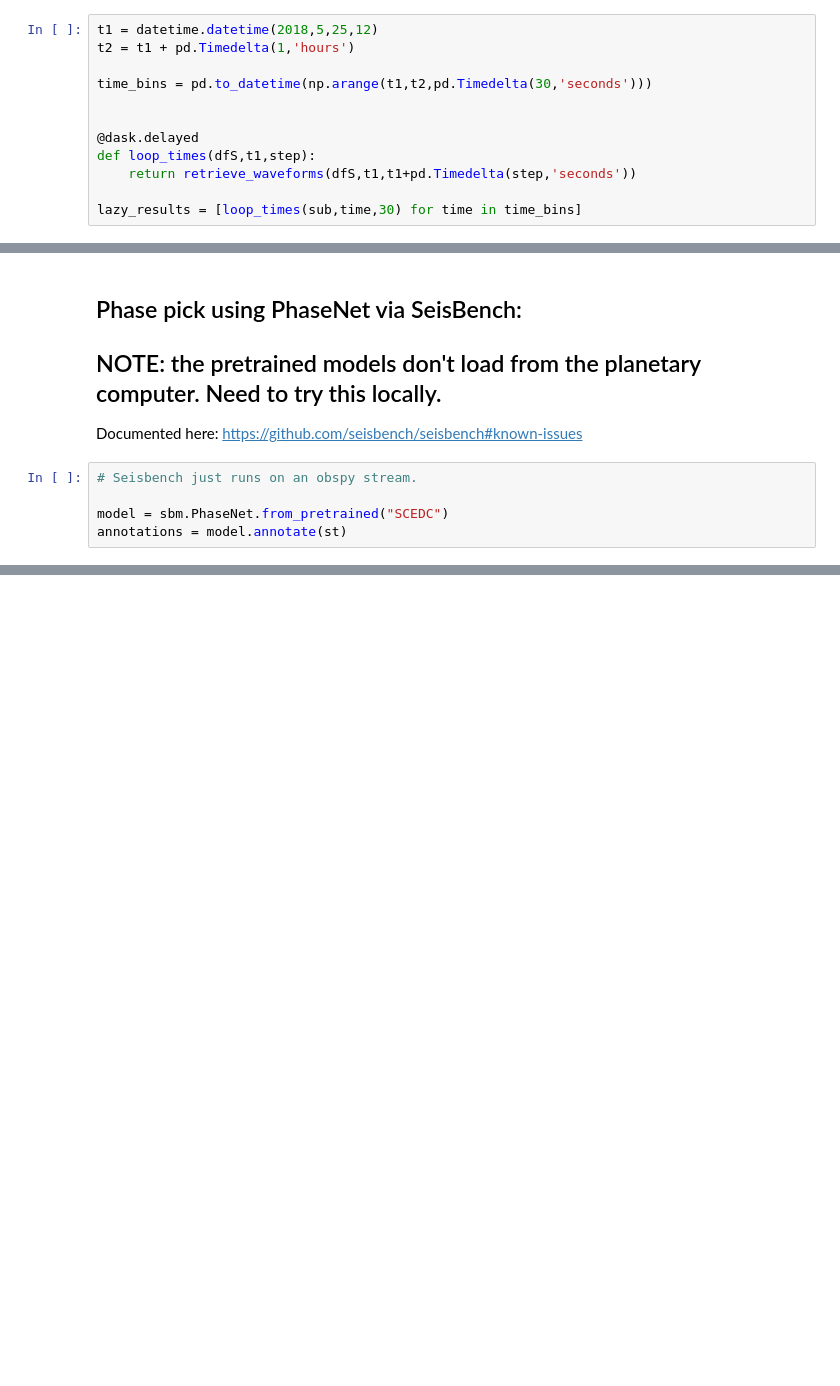
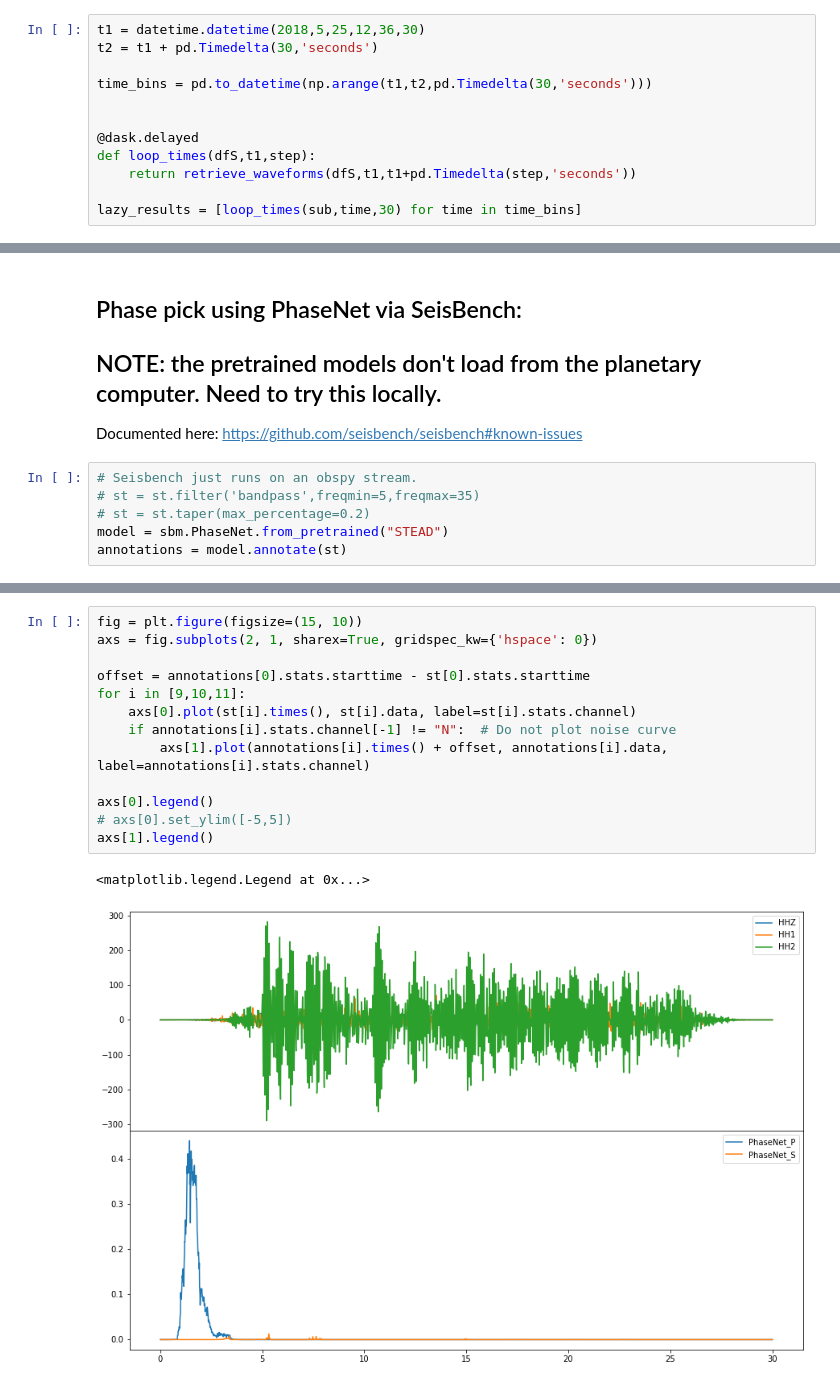
Before and after one commit to zoekrauss/alaska-continuous, a Jupyter notebook: test-workflow.ipynb, the cells around one changed output, grey strips where cells are left out. Cells and saved outputs as stored; diff of their text form; blank space fills up the shorter version.

```diff
--- a/test-workflow.ipynb
+++ b/test-workflow.ipynb
@@ -151,8 +153,8 @@ def retrieve_waveforms(dfS,t1,t2,sampling_rate=100):
 # %% [markdown]
 ## Parallelize a call to loop over 30 s at a time, retrieving waveforms:
 # %%
-t1 = datetime.datetime(2018,5,25,12)
-t2 = t1 + pd.Timedelta(1,'hours')
+t1 = datetime.datetime(2018,5,25,12,36,30)
+t2 = t1 + pd.Timedelta(30,'seconds')
 
 time_bins = pd.to_datetime(np.arange(t1,t2,pd.Timedelta(30,'seconds')))
 
@@ -311,6 +353,7 @@ picks = pick_quakeflow(st,sub,remove_resp=True)
 Documented here: https://github.com/seisbench/seisbench#known-issues
 # %%
 # Seisbench just runs on an obspy stream.
-
-model = sbm.PhaseNet.from_pretrained("SCEDC")
+# st = st.filter('bandpass',freqmin=5,freqmax=35)
+# st = st.taper(max_percentage=0.2)
+model = sbm.PhaseNet.from_pretrained("STEAD")
 annotations = model.annotate(st)
@@ -316,0 +370,16 @@ annotations = model.annotate(st)
+# %%
+fig = plt.figure(figsize=(15, 10))
+axs = fig.subplots(2, 1, sharex=True, gridspec_kw={'hspace': 0})
+
+offset = annotations[0].stats.starttime - st[0].stats.starttime
+for i in [9,10,11]:
+    axs[0].plot(st[i].times(), st[i].data, label=st[i].stats.channel)
+    if annotations[i].stats.channel[-1] != "N":  # Do not plot noise curve
+        axs[1].plot(annotations[i].times() + offset, annotations[i].data, label=annotations[i].stats.channel)
+
+axs[0].legend()
+# axs[0].set_ylim([-5,5])
+axs[1].legend()
+# %% [output]
+<matplotlib.legend.Legend at 0x...>
+[figure, added]
```
Also changed, not shown: parts of 11 cells of this notebook, 3 other files.
